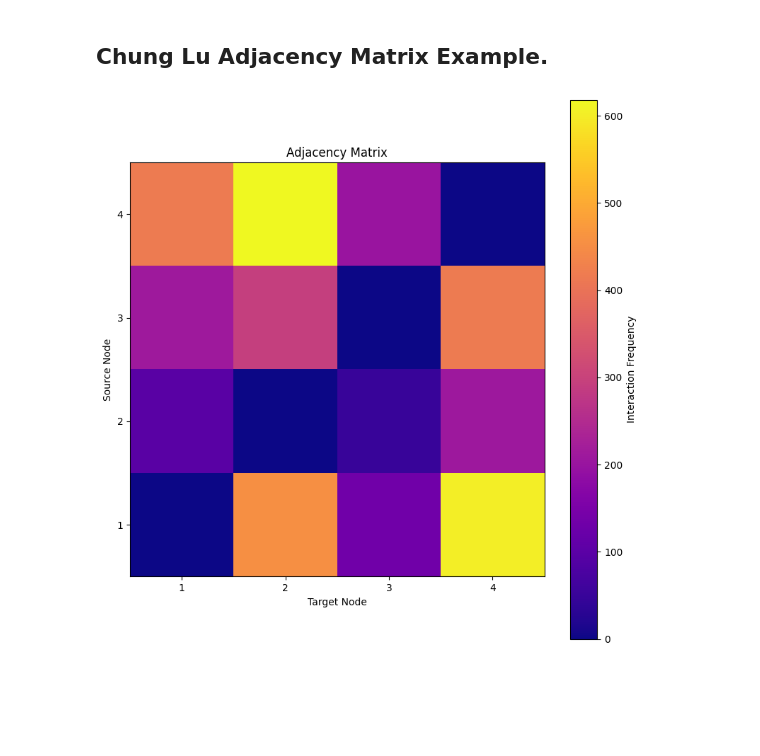
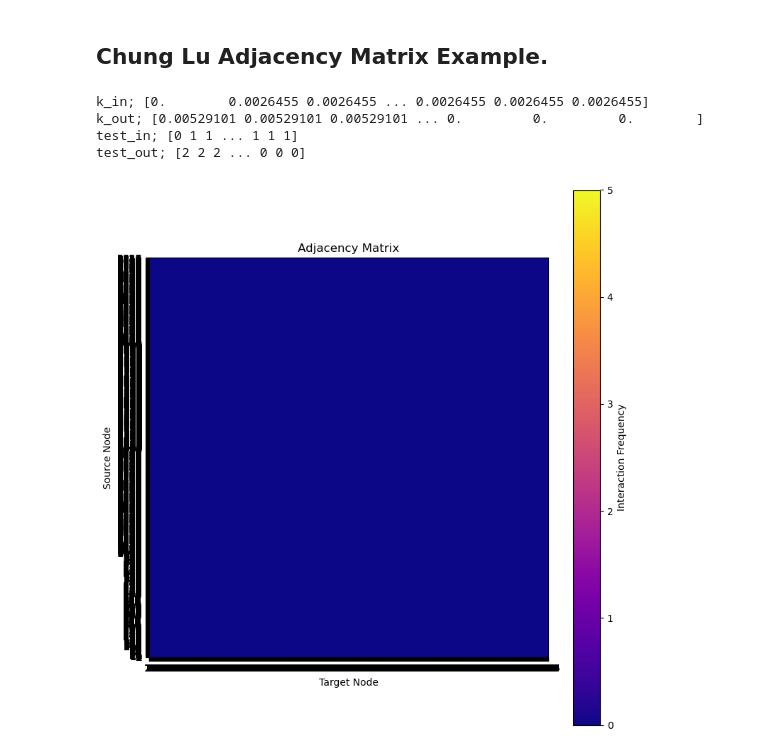
Before and after one commit to ZachS126/Final_Project, a Jupyter notebook: Chung Lu Model.ipynb, the cells around one changed output. Saved outputs shown, nothing was run; the diff lists cells and outputs as text; code cells hidden in the pictures; blank space fills up the shorter version.

```diff
--- a/Chung Lu Model.ipynb
+++ b/Chung Lu Model.ipynb
@@ -47,10 +47,13 @@ def directed_chung_lu(k_out, k_in, random_state=None):
         adj_matrix += A.astype(int)
     return adj_matrix
 
+'''
 # Example Degree list
 k_out = [3,1,2,4]
 k_in = [2,3,1,4]
 R = directed_chung_lu(l , r)
+'''
+
 def plot_full_matrix(adj_matrix, node_labels=None):
     n = adj_matrix.shape[0]
 
@@ -60,31 +63,49 @@ def plot_full_matrix(adj_matrix, node_labels=None):
     # Plot matrix as a heatmap
     cax = ax.imshow(adj_matrix, cmap='plasma', origin='upper')
 
     # Add colorbar
     cbar = fig.colorbar(cax, ax=ax)
     cbar.set_label('Interaction Frequency')
 
     # Label nodes if provided
     if node_labels:
         ax.set_xticks(np.arange(n))
         ax.set_yticks(np.arange(n))
         ax.set_xticklabels(node_labels, rotation=90)
         ax.set_yticklabels(node_labels)
     else:
         ax.set_xticks([])
         ax.set_yticks([])
     ax.set_xticks(range(n))
     ax.set_yticks(range(n))
     ax.set_xticklabels(range(1, n+1))
     ax.set_yticklabels(range(1, n+1))
     ax.invert_yaxis()  # Invert so matrix rows appear top-down
     ax.set_xlabel("Target Node")
     ax.set_ylabel("Source Node")
     ax.set_title("Spy Plot with Opacity Indicating Edge Frequency")
     ax.set_title('Adjacency Matrix')
 
     plt.tight_layout()
     plt.show()
+
+
+k_in = np.load('/Users/zachskoollaptop/Desktop/UVA/Fall_2025/BIOL4559/GitHub/Final_Project/per_node_in1.npy')
+k_out = np.load('/Users/zachskoollaptop/Desktop/UVA/Fall_2025/BIOL4559/GitHub/Final_Project/per_node_out1.npy')
+
+print("k_in;", k_in)
+print("k_out;" , k_out)
+
+test_in = np.load("/Users/zachskoollaptop/Desktop/UVA/Fall_2025/BIOL4559/GitHub/Final_Project/test_in.npy")
+test_out = np.load("/Users/zachskoollaptop/Desktop/UVA/Fall_2025/BIOL4559/GitHub/Final_Project/test_out.npy")
+
+print("test_in;", test_in)
+print("test_out;", test_out)
+R = directed_chung_lu(k_out, k_in)
 plot_full_matrix(R)
 # %% [output]
+k_in; [0.        0.0026455 0.0026455 ... 0.0026455 0.0026455 0.0026455]
+k_out; [0.00529101 0.00529101 0.00529101 ... 0.         0.         0.        ]
+test_in; [0 1 1 ... 1 1 1]
+test_out; [2 2 2 ... 0 0 0]
-[figure, old version]
+[figure, new version]
```
Also changed, not shown: parts of 2 cells of this notebook, 11 other files.
